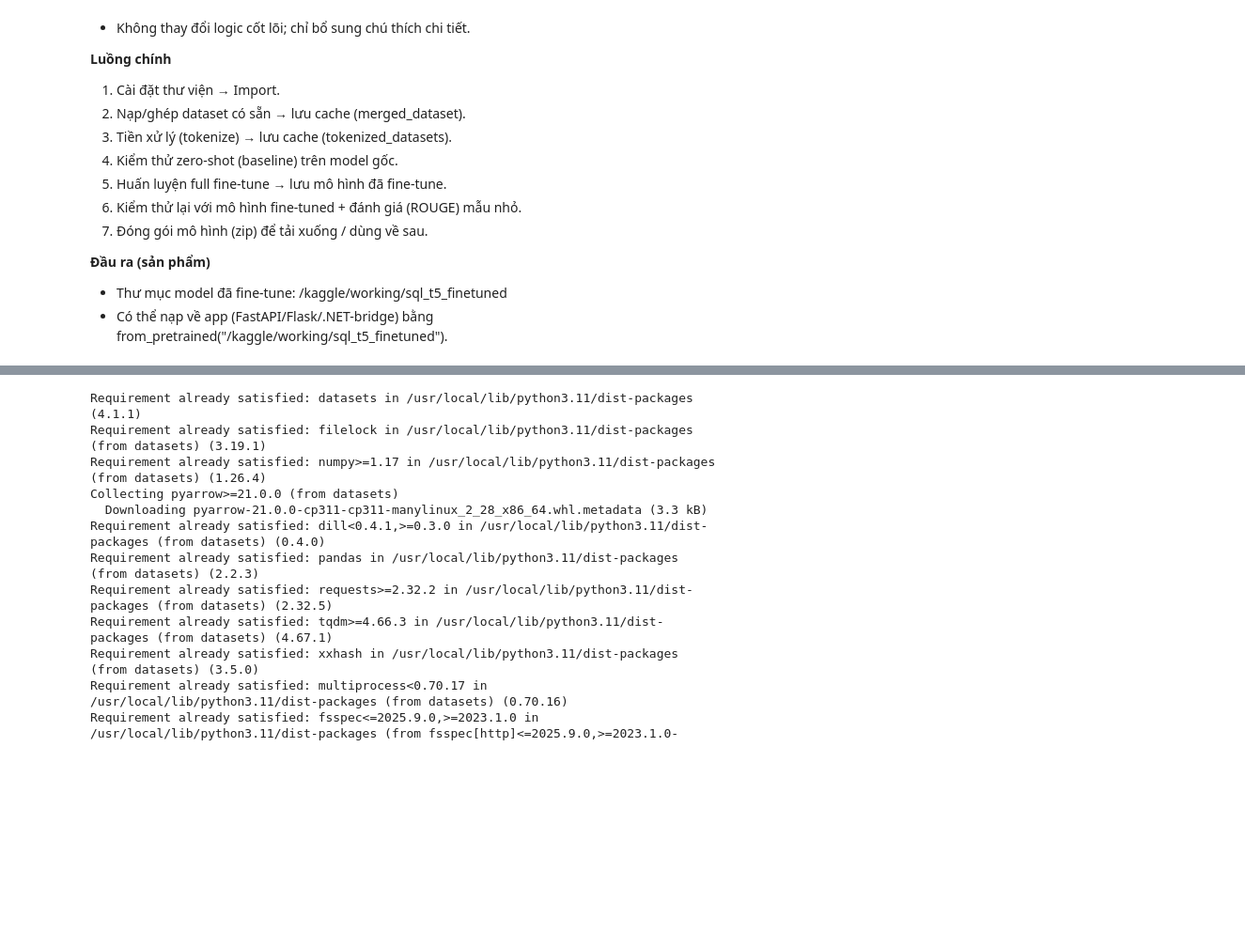
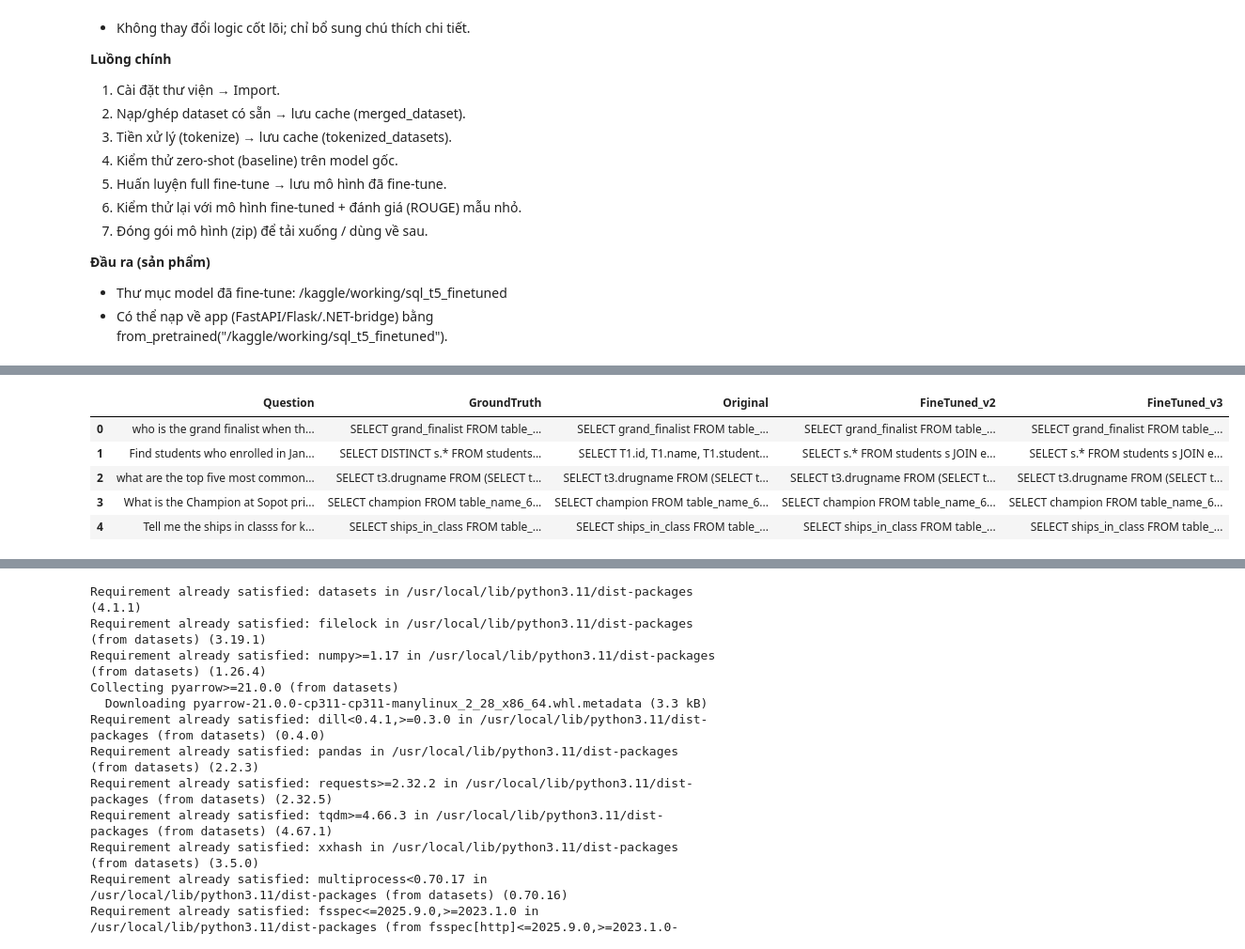
Before and after one commit to itsductai/Online_Learning_Management_System_Project, a Jupyter notebook: API/AI/text-to-sql/texttosql_finettune.ipynb, the cells around one changed output, grey strips where cells are left out. Shown at 94% size. Cells and saved outputs as stored; diff of their text form; code cells hidden in the pictures; blank space fills up the shorter version.

```diff
--- a/API/AI/text-to-sql/texttosql_finettune.ipynb
+++ b/API/AI/text-to-sql/texttosql_finettune.ipynb
@@ -22,0 +1972,56 @@
+# %%
+# [CHANGED] so sánh 3 model: original, fine-tuned v2, fine-tuned v3
+
+from transformers import GenerationConfig
+gen_cfg = GenerationConfig(max_new_tokens=300)
+
+# [CHANGED] danh sách kết quả cho 3 model
+original_preds, ft2_preds, ft3_preds = [], [], []
+
+# [CHANGED] dùng tokenizer tương ứng từng model (nếu chưa có, tái sử dụng 'tokenizer')
+orig_tok = original_tok if 'original_tok' in globals() else tokenizer
+ft2_tok  = finetuned_v2_tok if 'finetuned_v2_tok' in globals() else tokenizer
+ft3_tok  = finetuned_v3_tok if 'finetuned_v3_tok' in globals() else tokenizer
+
+# [CHANGED] model biến tương ứng (v3 = model vừa train)
+orig_model = original_model
+ft2_model  = finetuned_v2_model if 'finetuned_v2_model' in globals() else finetuned_model
+ft3_model  = finetuned_v3_model if 'finetuned_v3_model' in globals() else finetuned_model
+
+for q, c in zip(questions, contexts):
+    prompt = f"Tables:\n{c}\n\nQuestion:\n{q}\n\nAnswer:\n"
+
+    # Original
+    with torch.no_grad():
+        ids = orig_tok(prompt, return_tensors="pt").input_ids.to(device)
+        out = orig_model.generate(ids, generation_config=gen_cfg)
+        original_preds.append(orig_tok.decode(out[0], skip_special_tokens=True))
+
+    # FT v2
+    with torch.no_grad():
+        ids = ft2_tok(prompt, return_tensors="pt").input_ids.to(device)
+        out = ft2_model.generate(ids, generation_config=gen_cfg)
+        ft2_preds.append(ft2_tok.decode(out[0], skip_special_tokens=True))
+
+    # FT v3 (mới train)
+    with torch.no_grad():
+        ids = ft3_tok(prompt, return_tensors="pt").input_ids.to(device)
+        out = ft3_model.generate(ids, generation_config=gen_cfg)
+        ft3_preds.append(ft3_tok.decode(out[0], skip_special_tokens=True))
+
+# [CHANGED] DataFrame 4 cột: GroundTruth + 3 dự đoán
+df = pd.DataFrame({
+    "Question": questions,
+    "GroundTruth": answers,
+    "Original": original_preds,
+    "FineTuned_v2": ft2_preds,     # [CHANGED]
+    "FineTuned_v3": ft3_preds,     # [CHANGED]
+})
+df.head()
+# %% [output]
+|  | Question | GroundTruth | Original | FineTuned_v2 | FineTuned_v3 |
+| 0 | who is the grand finalist when th... | SELECT grand_finalist FROM table_... | SELECT grand_finalist FROM table_... | SELECT grand_finalist FROM table_... | SELECT grand_finalist FROM table_... |
+| 1 | Find students who enrolled in Jan... | SELECT DISTINCT s.* FROM students... | SELECT T1.id, T1.name, T1.student... | SELECT s.* FROM students s JOIN e... | SELECT s.* FROM students s JOIN e... |
+| 2 | what are the top five most common... | SELECT t3.drugname FROM (SELECT t... | SELECT t3.drugname FROM (SELECT t... | SELECT t3.drugname FROM (SELECT t... | SELECT t3.drugname FROM (SELECT t... |
+| 3 | What is the Champion at Sopot pri... | SELECT champion FROM table_name_6... | SELECT champion FROM table_name_6... | SELECT champion FROM table_name_6... | SELECT champion FROM table_name_6... |
+| 4 | Tell me the ships in classs for k... | SELECT ships_in_class FROM table_... | SELECT ships_in_class FROM table_... | SELECT ships_in_class FROM table_... | SELECT ships_in_class FROM table_... |
```
Also changed, not shown: parts of 89 cells of this notebook, 4 other files.
